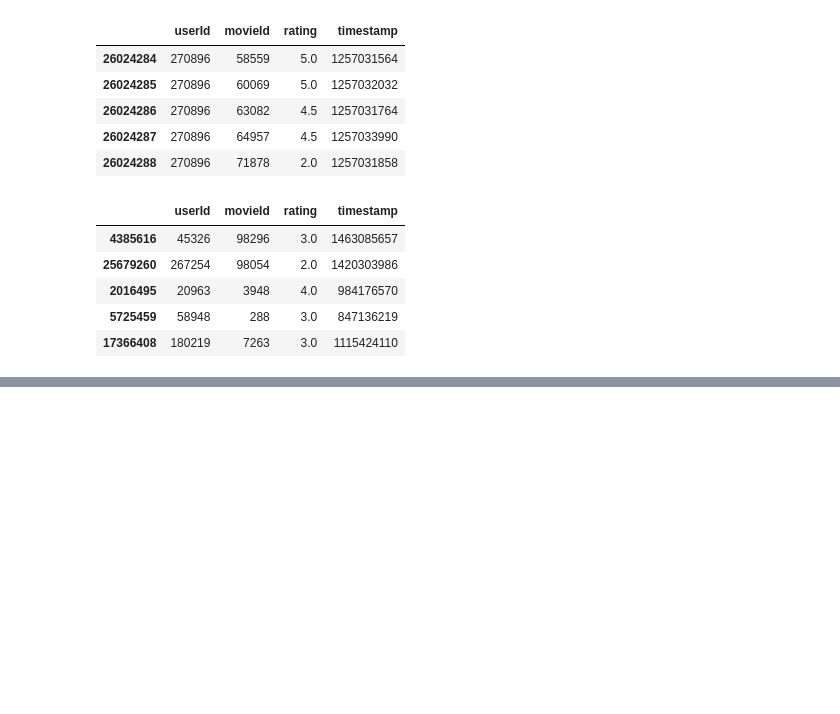
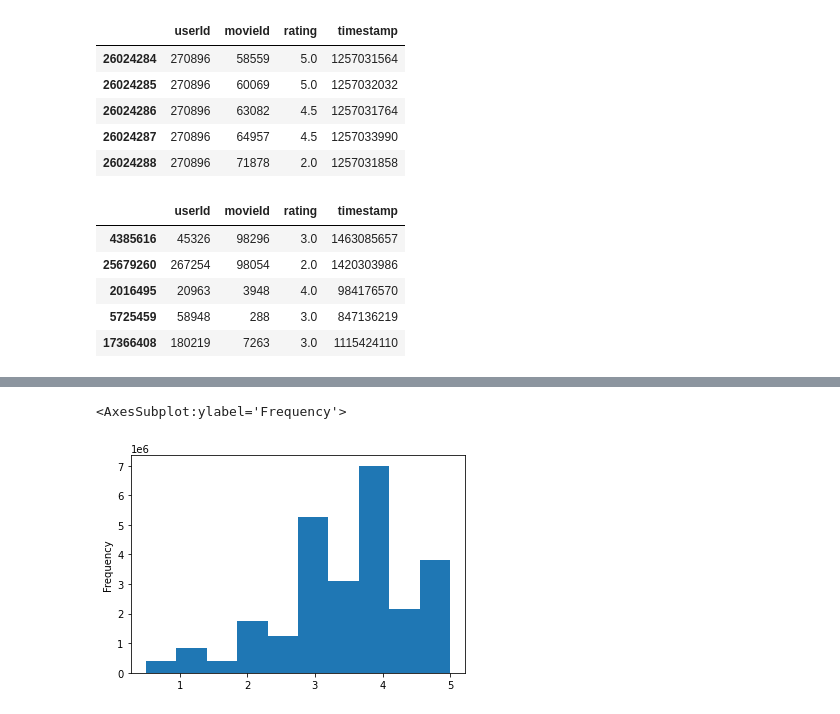
Before and after one commit to kaitlynhop/Movies-ETL, a Jupyter notebook: 8-ETL-Practice_Csv.ipynb, the cells around one changed output, grey strips where cells are left out. Drawn from its saved outputs; the diff is of its cells as text; code cells hidden in the pictures; blank space fills up the shorter version.

```diff
--- a/8-ETL-Practice_Csv.ipynb
+++ b/8-ETL-Practice_Csv.ipynb
@@ -80,0 +197,12 @@ ratings.sample(n=5)
+# %%
+# convert timestamp using second units
+ratings['timestamp'] = pd.to_datetime(ratings['timestamp'], unit='s')
+# %%
+# statistically check ratings data spread
+# change display options
+pd.options.display.float_format = '{:20,.2f}'.format
+# histogram of ratings
+ratings['rating'].plot(kind='hist')
+# %% [output]
+<AxesSubplot:ylabel='Frequency'>
+[figure, added]
```
Also changed, not shown: parts of 14 cells of this notebook.
